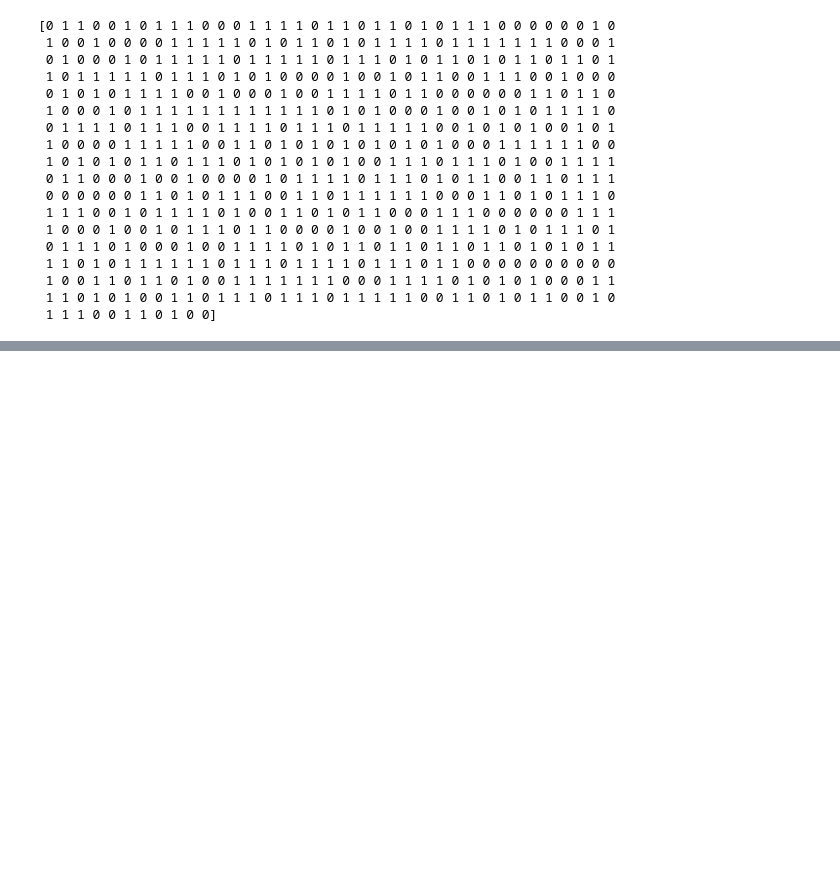
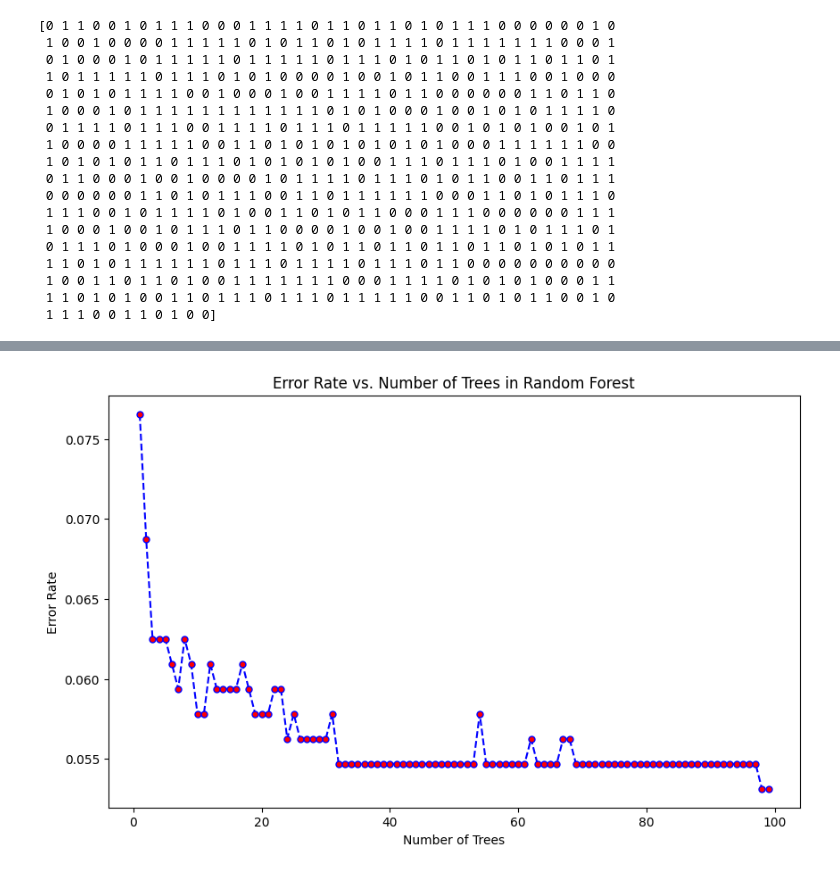
Before and after one commit to zhiyulin104/IMLP456, a Jupyter notebook: Final Project/Final_project_IMLP456.ipynb, the cells around one changed output, grey strips where cells are left out. Drawn from its saved outputs; the diff is of its cells as text; code cells hidden in the pictures; blank space fills up the shorter version.

```diff
--- a/Final Project/Final_project_IMLP456.ipynb
+++ b/Final Project/Final_project_IMLP456.ipynb
@@ -528,0 +538,21 @@ print(KNN_model_x_pred)
+# %%
+error_rate = []
+
+for i in range(1, 100):
+    RandomForest_emister = Pipeline(steps=[
+    ('pre', RandomForest_pre),
+    ('model', RandomForestClassifier(n_estimators=i, random_state=42))])
+    RandomForest_emister.fit(x_train, y_train)
+    rfr_y_pred = RandomForest_emister.predict(x_test)
+    error_rate.append(np.mean(rfr_y_pred != y_test))
+# %%
+plt.figure(figsize=(10,6))
+# Plotting the error rate vs. number of trees
+plt.plot(range(1,100), error_rate, color='blue', linestyle='dashed', marker='o',
+         markerfacecolor='red', markersize=5)
+plt.title('Error Rate vs. Number of Trees in Random Forest')
+plt.xlabel('Number of Trees')
+plt.ylabel('Error Rate')
+plt.show()
+# %% [output]
+[figure, added]
```
Also changed, not shown: parts of 18 cells of this notebook, 2 other files.
